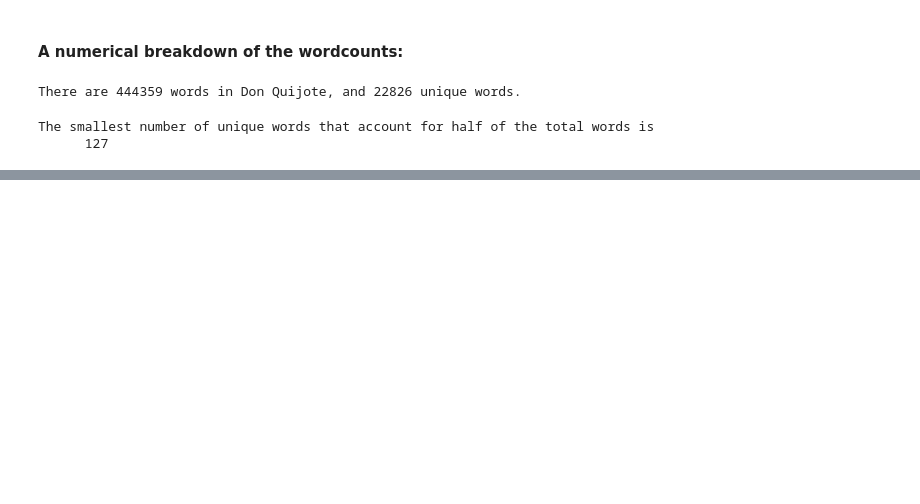
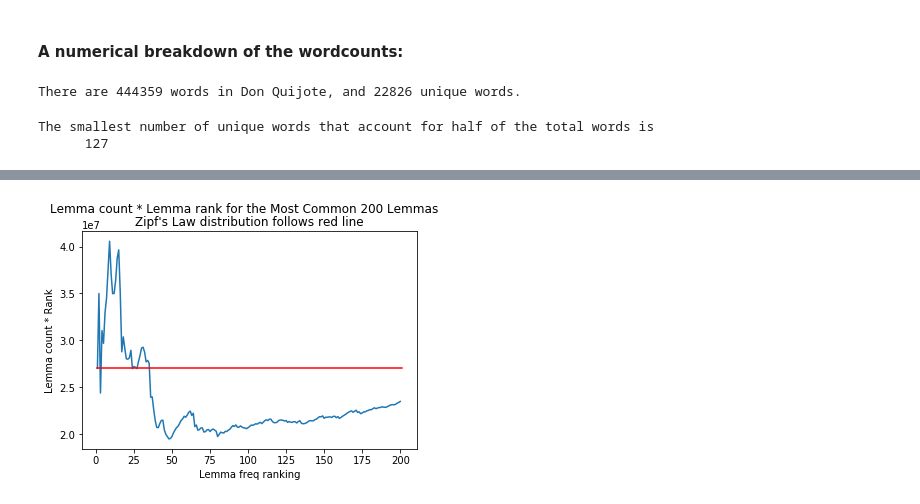
Before and after one commit to ebhtra/gory-graph, a Jupyter notebook: Homework4_2.ipynb, the cells around one changed output, grey strips where cells are left out. Cells and saved outputs as stored; diff of their text form; code cells hidden in the pictures; blank space fills up the shorter version.

Commit message:
Add CORPES XXI analysis

```diff
--- a/Homework4_2.ipynb
+++ b/Homework4_2.ipynb
@@ -131,0 +138,5 @@ The smallest number of unique words that account for half of the total words is
+# %%
+url = "https://apps2.rae.es/CORPES2/estad/1000_lemas.txt"
+top1000 = request.urlopen(url)
+top1000 = top1000.readlines()
+len(top1000)
@@ -131,0 +159,4 @@ The smallest number of unique words that account for half of the total words is
+# %%
+# Remove header, decode, split on tabs, and keep only the word, POS, and count
+top1000 = [line.decode('utf-8').split('\t')[:3] for line in top1000[2:]]
+top1000[:11]
@@ -131,0 +175,4 @@ The smallest number of unique words that account for half of the total words is
+# %%
+# Remove punctuation
+top1000 = [t for t in top1000 if str.isalpha(t[0])]
+top1000[:11]
@@ -131,0 +191,9 @@ The smallest number of unique words that account for half of the total words is
+# %%
+plt.plot(range(1,201), [(rank+1) * int(lemma[2]) for rank, lemma in enumerate(top1000[:200])])
+plt.plot((1,201),(int(top1000[0][2]), int(top1000[0][2])), color='r')
+plt.suptitle("Lemma count * Lemma rank for the Most Common 200 Lemmas")
+plt.title("Zipf's Law distribution follows red line")
+plt.xlabel('Lemma freq ranking')
+plt.ylabel('Lemma count * Rank');
+# %% [output]
+[figure, added]
```
Also changed, not shown: parts of 16 cells of this notebook.
